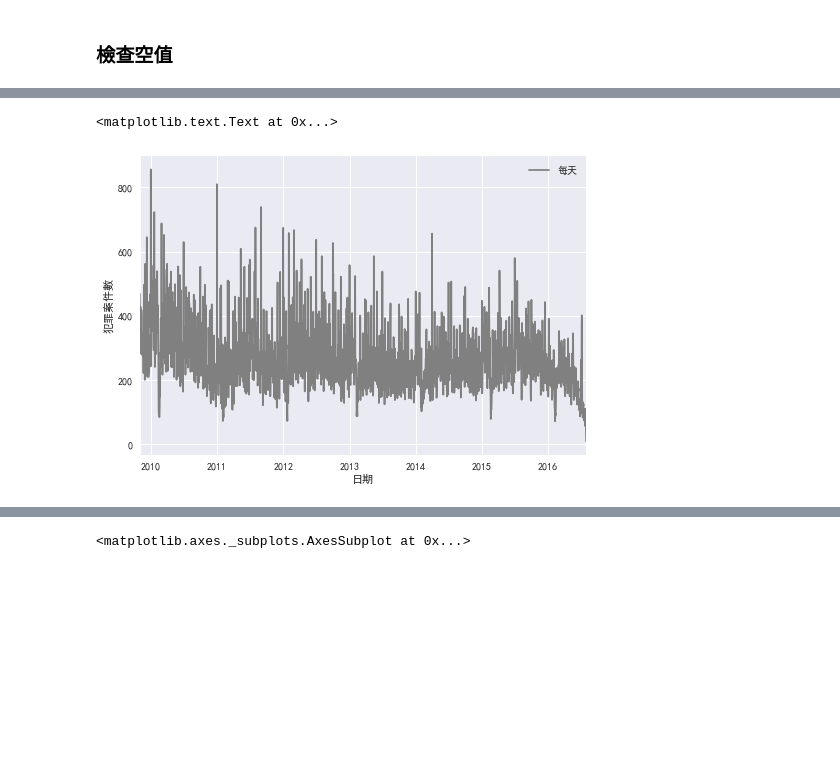
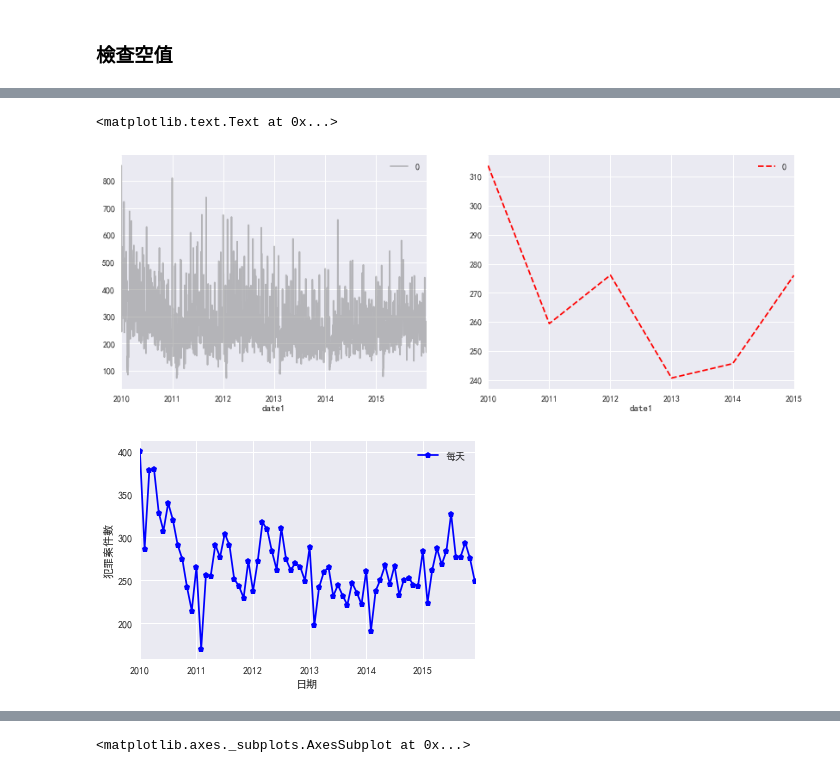
Before and after one commit to jc7qx/pylearning, a Jupyter notebook: 國網犯罪.ipynb, the cells around one changed output, grey strips where cells are left out. Saved outputs shown, nothing was run; the diff lists cells and outputs as text; code cells hidden in the pictures; blank space fills up the shorter version.

```diff
--- a/國網犯罪.ipynb
+++ b/國網犯罪.ipynb
@@ -208,6 +206,8 @@ note:
    - freq=出現最多值出現的次數
 # %%
 crimedate_df = crimedate_df.drop("date", axis=1)
+# %%
+crimedate_df.set_index("date1", inplace=True)
 # %%
 crimedate_df.head()
 # %% [output]
@@ -240,0 +256,3 @@ df1=dd.size()
+# %%
+dd = crimedate_df.groupby(level=0)
+crimedd = pd.DataFrame(dd.size())
@@ -241,9 +272,13 @@ df1=dd.size()
 # %%
-dd.size().plot(c="gray")
-#df1.resample("BA").mean().plot(style='r:')
-plt.legend(['每天'], loc='upper right')
+aa = crimedd["2010":"2015"]
+fig, ax = plt.subplots(1,2, figsize=(14, 5))
+aa.plot(ax=ax[0],c="gray",alpha=0.5)
+aa.resample("A").mean().plot(ax=ax[1],style='r--')
+aa.resample("M").mean().plot(style='bp-')
+plt.legend(['每天', "年平均","月平均"], loc='upper right')
 plt.ylabel('犯罪案件數')
 plt.xlabel('日期')
 # %% [output]
 <matplotlib.text.Text at 0x...>
-[figure, old version]
+[figure, new version]
+[figure, added]
```
Also changed, not shown: parts of 12 cells of this notebook.
